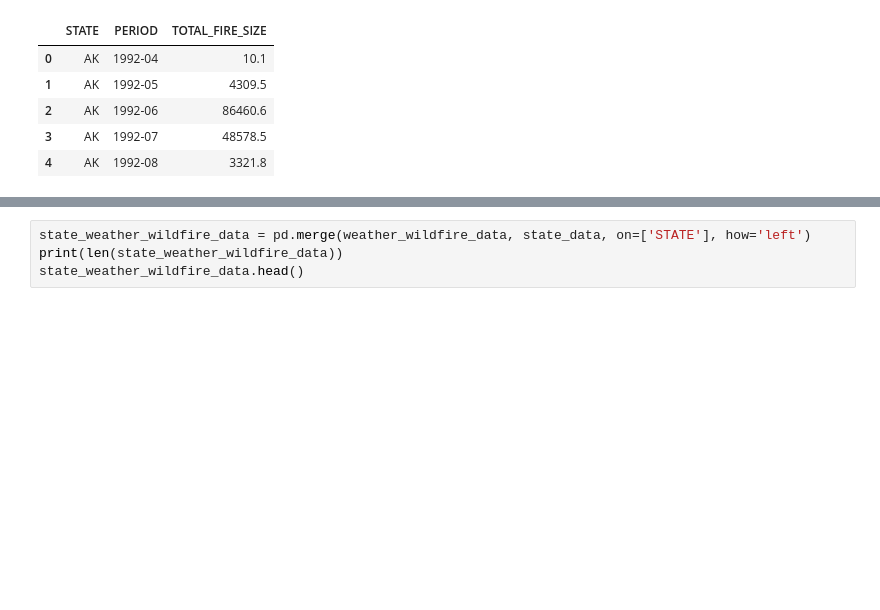
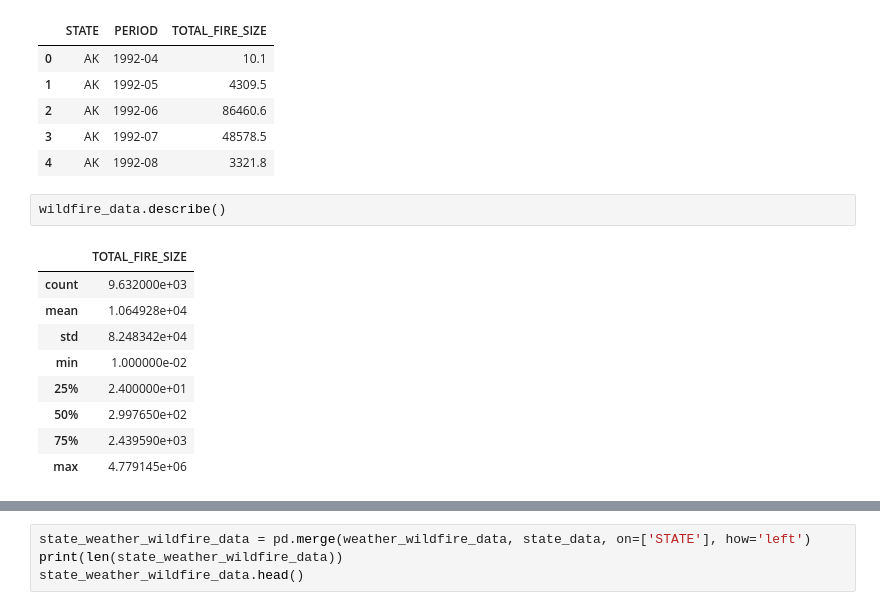
Before and after one commit to mflodzinski/Hackathon-Epoch, a Jupyter notebook: main.ipynb, the cells around one changed output, grey strips where cells are left out. Cells and saved outputs as stored; diff of their text form; blank space fills up the shorter version.

```diff
--- a/main.ipynb
+++ b/main.ipynb
@@ -42,4 +54,16 @@ wildfire_data.head()
 | 2 | AK | 1992-06 | 86460.6 |
 | 3 | AK | 1992-07 | 48578.5 |
 | 4 | AK | 1992-08 | 3321.8 |
+# %%
+wildfire_data.describe()
+# %% [output]
+|  | TOTAL_FIRE_SIZE |
+| count | 9.632000e+03 |
+| mean | 1.064928e+04 |
+| std | 8.248342e+04 |
+| min | 1.000000e-02 |
+| 25% | 2.400000e+01 |
+| 50% | 2.997650e+02 |
+| 75% | 2.439590e+03 |
+| max | 4.779145e+06 |
 # %%
```
Also changed, not shown: parts of 6 cells of this notebook.
